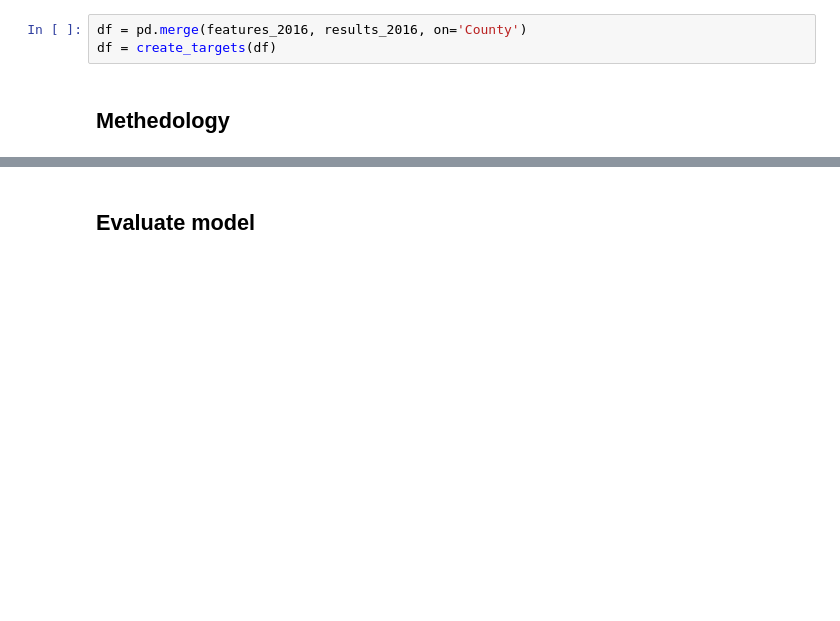
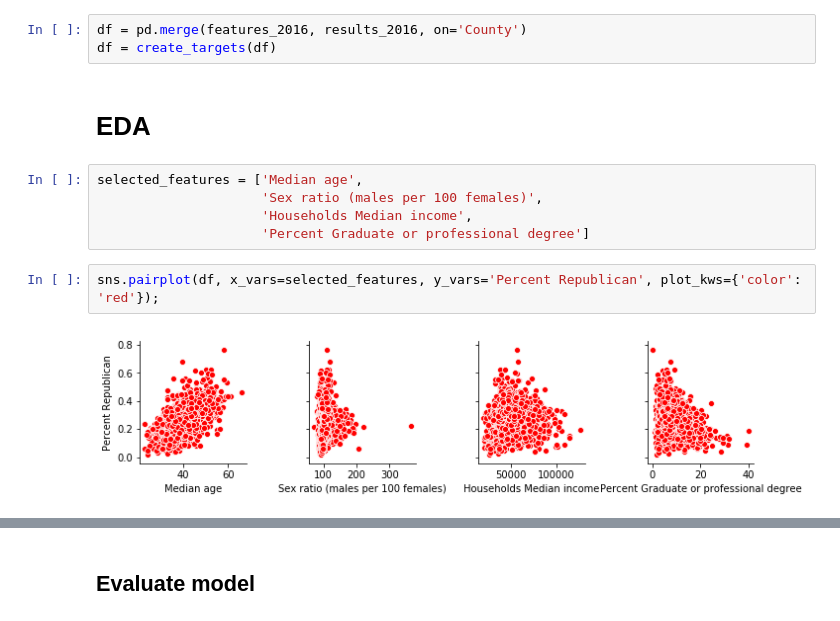
Before and after one commit to StevenDye/2020-Presidential-Election, a Jupyter notebook: Master_Notebook.ipynb, the cells around one changed output, grey strips where cells are left out. Drawn from its saved outputs; the diff is of its cells as text; blank space fills up the shorter version.

```diff
--- a/Master_Notebook.ipynb
+++ b/Master_Notebook.ipynb
@@ -26,4 +28,13 @@ results_2016 = results_info(2016)
 df = pd.merge(features_2016, results_2016, on='County')
 df = create_targets(df)
 # %% [markdown]
-## Methedology
+# EDA
+# %%
+selected_features = ['Median age',
+                     'Sex ratio (males per 100 females)',
+                     'Households Median income',
+                     'Percent Graduate or professional degree']
+# %%
+sns.pairplot(df, x_vars=selected_features, y_vars='Percent Republican', plot_kws={'color': 'red'});
+# %% [output]
+[figure, added]
```
Also changed, not shown: parts of 40 cells of this notebook, 3 other files.
